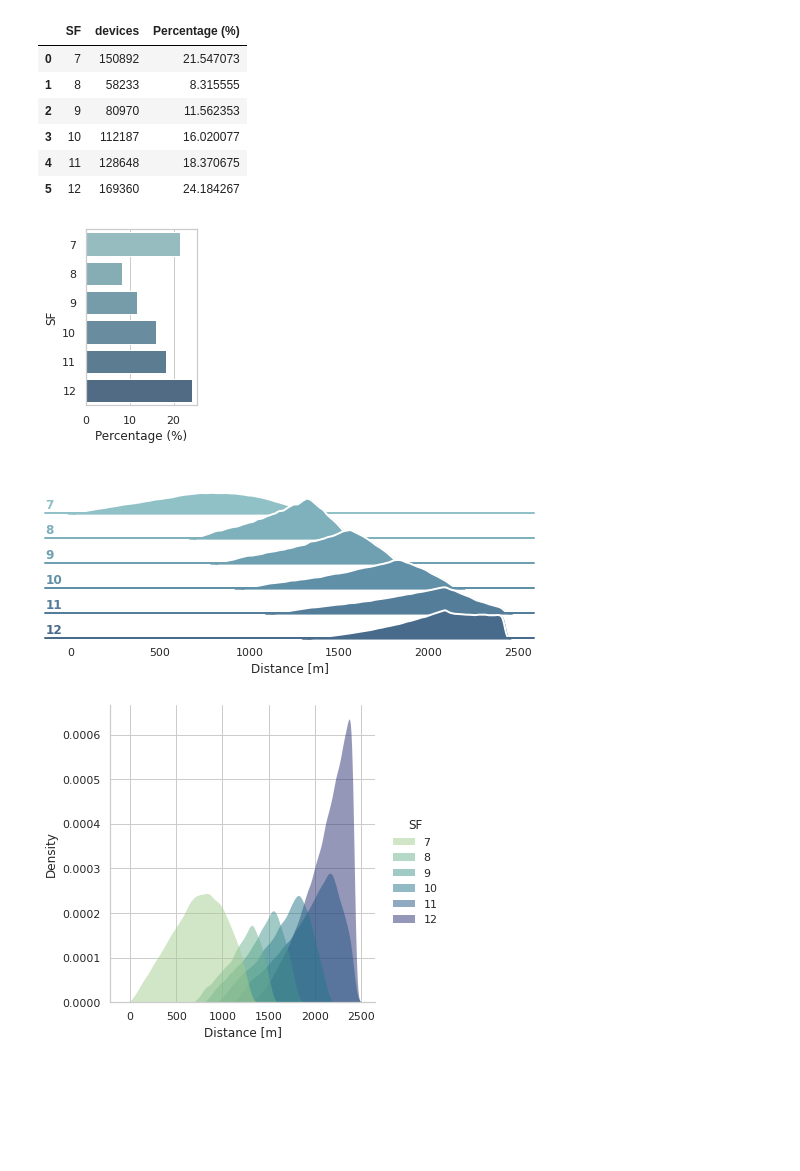
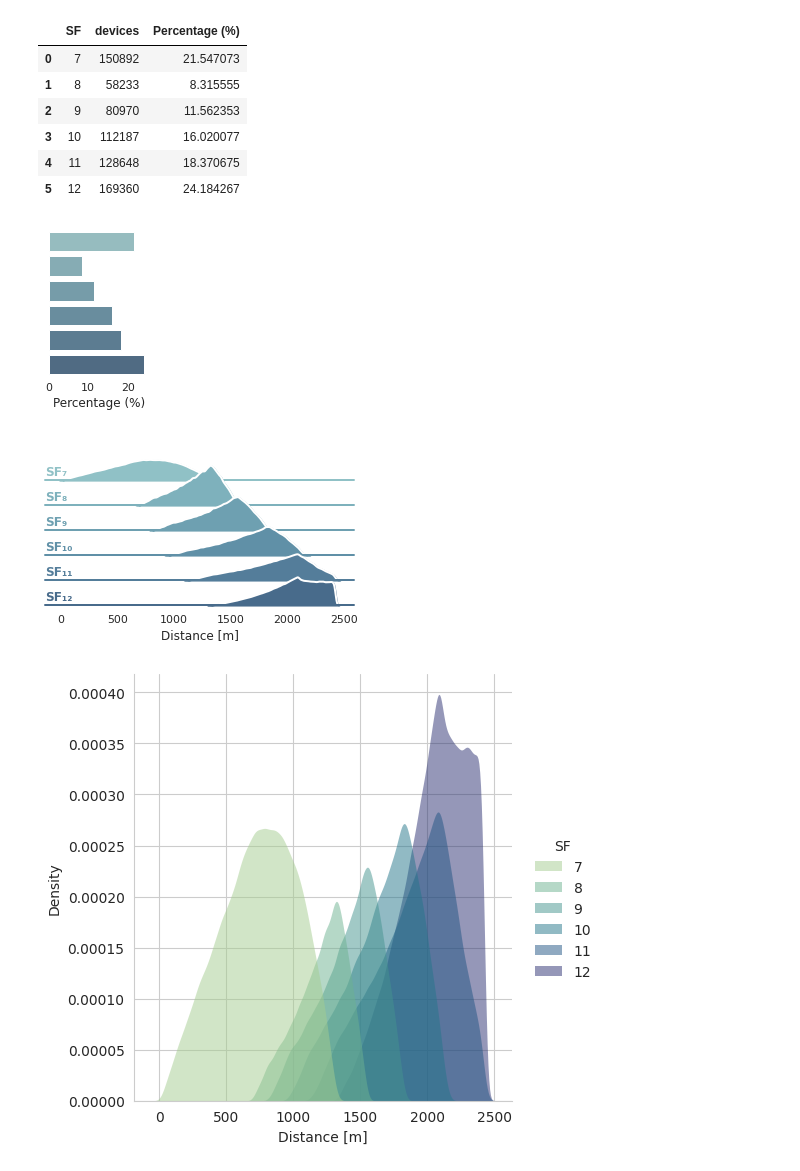
Before and after one commit to signetlabdei/lorawan, a Jupyter notebook: experiments/setup/setup.ipynb, the cells around one changed output. Drawn from its saved outputs; the diff is of its cells as text; code cells hidden in the pictures; blank space fills up the shorter version.

Commit message:
More setup plots

```diff
--- a/experiments/setup/setup.ipynb
+++ b/experiments/setup/setup.ipynb
@@ -16,7 +16,7 @@ ns_3_dir = '../../../../'
 script = 'congestion-example'
 results_dir = 'results'
 campaign = sem.CampaignManager.new(ns_3_dir, script, results_dir,
-                                   check_repo=False, overwrite=True,
+                                   check_repo=False, overwrite=False,
                                    optimized=False, skip_configuration=True)
 # %%
 def compute_area(rings, range=2426.85):
@@ -40,13 +40,13 @@ int(np.rint(10 * compute_area(2))) / compute_area(1)
 # Define the parameter space we are interested in exploring
 rings = 2
 params = {
-    "devices": int(np.rint(200 * compute_area(rings))),
+    "devices": int(np.rint(63.07178399089293 * compute_area(rings))),
     "periods": 0.1,
     "file": True,
     "sir": "CROCE",
     "rings": rings
 }
-runs = 30
+runs = 1
 
 # Run simulations with the above parameter space
 campaign.run_missing_simulations(params, runs)
@@ -148,27 +149,34 @@ df
 # %%
 fileformat = 'pdf'
 plots_dir = 'plots'
 filename = 'SFpercentage'
 
 gold = (1 + 5 ** 0.5) / 2
-w = 2
-sns.set(style='whitegrid', rc={'figure.figsize':(w,w*gold)})
-sns.barplot(data=df, x='Percentage (%)', y='SF',
-            palette=sns.cubehelix_palette(10, rot=-.25, light=.7), orient='h')
-plt.savefig('{0}/{1}.{2}'.format(plots_dir, filename, fileformat), bbox_inches='tight')
+w = 1.8
+sns.set_theme (style='white', rc={'figure.figsize': (w, w*gold - 0.2)})
+g = sns.barplot(data=df, x='Percentage (%)', y='SF',
+                palette=sns.cubehelix_palette(10, rot=-.25, light=.7), orient='h')
+g.set(yticklabels=[])
+g.set(ylabel=None)
+g.axes.tick_params(axis='x', which='major', pad=-1)
+sns.despine(bottom = True, left = True)
+plt.savefig('{0}/{1}.{2}'.format(plots_dir, filename,
+            fileformat), bbox_inches='tight')
 plt.show()
 # %% [output]
-[figure, old version]
+[figure, new version]
 # %%
 fileformat = 'pdf'
 plots_dir = 'plots'
 filename = 'SFdistance'
 
+SUB = str.maketrans("0123456789", "₀₁₂₃₄₅₆₇₈₉")
+SUP = str.maketrans("0123456789", "⁰¹²³⁴⁵⁶⁷⁸⁹")
 sns.set_theme(style="white", rc={"axes.facecolor": (0, 0, 0, 0)})
 
 # Initialize the FacetGrid object
 pal = sns.cubehelix_palette(10, rot=-.25, light=.7)
-g = sns.FacetGrid(results, row="SF", hue="SF", aspect=15, height=.5, palette=pal)
+g = sns.FacetGrid(results, row="SF", hue="SF", aspect=10, height=.5, palette=pal)
 
 # Draw the densities in a few steps
 g.map(sns.kdeplot, "Distance [m]",
@@ -183,9 +191,8 @@ g.refline(y=0, linewidth=2, linestyle="-", color=None, clip_on=False)
 # Define and use a simple function to label the plot in axes coordinates
 def label(x, color, label):
     ax = plt.gca()
-    ax.text(0, .2, label, fontweight="bold", color=color,
+    ax.text(0, .2, 'SF' + label.translate(SUB), fontweight="bold", color=color,
             ha="left", va="center", transform=ax.transAxes)
-
 
 g.map(label, "Distance [m]")
 
@@ -198,17 +205,17 @@ g.set(yticks=[], ylabel="")
 g.despine(bottom=True, left=True)
 g.savefig('{0}/{1}.{2}'.format(plots_dir,filename,fileformat), bbox_inches='tight')
 # %% [output]
-[figure, old version]
+[figure, new version]
 # %%
 fileformat = 'pdf'
-plots_dir = 'congestion-plots'
+plots_dir = 'plots'
 filename = 'SFdistance'
 
 sns.set_style('whitegrid')
 
 sns.displot(data=results, x="Distance [m]", hue="SF", kind="kde",fill=True, common_norm=True, palette="crest",
    alpha=.5, linewidth=0,)
-plt.savefig('{0}/{1}.{2}'.format(plots_dir,filename,fileformat))
+#plt.savefig('{0}/{1}.{2}'.format(plots_dir,filename,fileformat))
 plt.show ()
 # %% [output]
-[figure, old version]
+[figure, new version]
```
Also changed, not shown: parts of 4 cells of this notebook, 3 other files.
